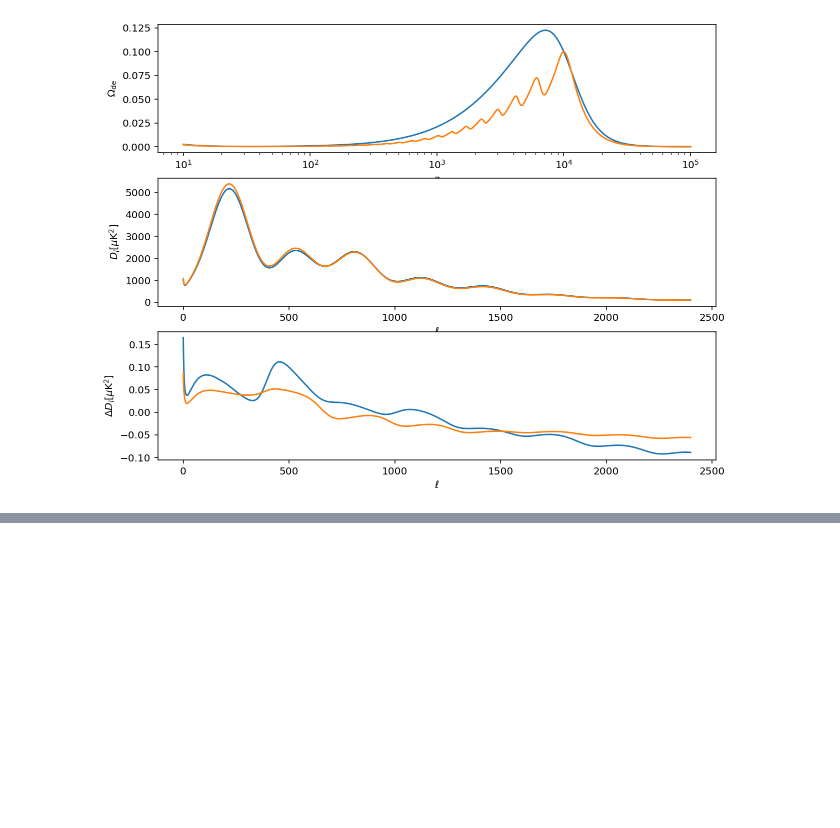
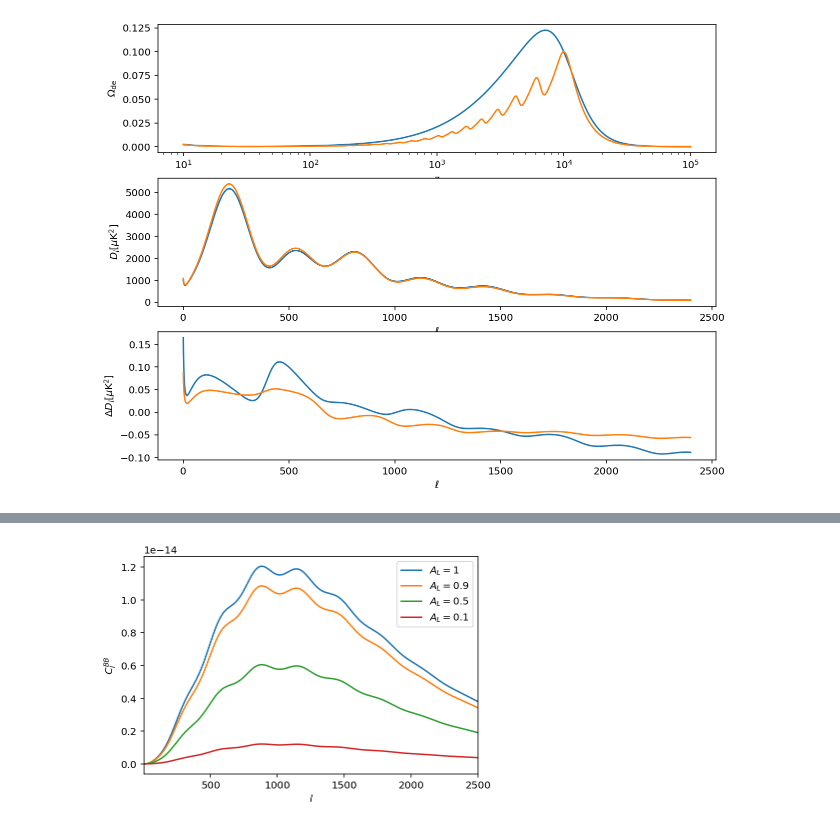
Before and after one commit to cmbant/CAMB, a Jupyter notebook: docs/CAMBdemo.ipynb, the cells around one changed output, grey strips where cells are left out. Drawn from its saved outputs; the diff is of its cells as text; code cells hidden in the pictures; blank space fills up the shorter version.

```diff
--- a/docs/CAMBdemo.ipynb
+++ b/docs/CAMBdemo.ipynb
@@ -1017,0 +1042,21 @@ m =  2.148402660158881e-54 f =  0.07349178446259307
+# %%
+# For partially-delensed spectra, power spectra can be computed using a custom
+# or scaled lensing potential power spectrum. There's a pure-python interface
+# in the correlation module, or can use the result object functions (faster).
+# Here just plot results for scaled lensing spectrum, can use
+# get_lensed_cls_with_spectrum to calculate lensed spectrum with specific
+# lensing power if needed
+
+pars = camb.set_params(H0=67.5, ombh2=0.022, omch2=0.122, As=2e-9, ns=0.96)
+pars.set_for_lmax(3500, lens_potential_accuracy=1)
+results = camb.get_results(pars)
+for Alens in [1,0.9, 0.5, 0.1]:
+    plt.plot(np.arange(2,2501),
+             results.get_partially_lensed_cls(Alens, lmax=2500)[2:,2],
+            label='$A_L = %s$'%Alens)
+plt.ylabel(r'$C_l^{BB}$')
+plt.xlabel('$l$')
+plt.xlim([2,2500])
+plt.legend();
+# %% [output]
+[figure, added]
```
Also changed, not shown: parts of 7 cells of this notebook, 6 other files.
